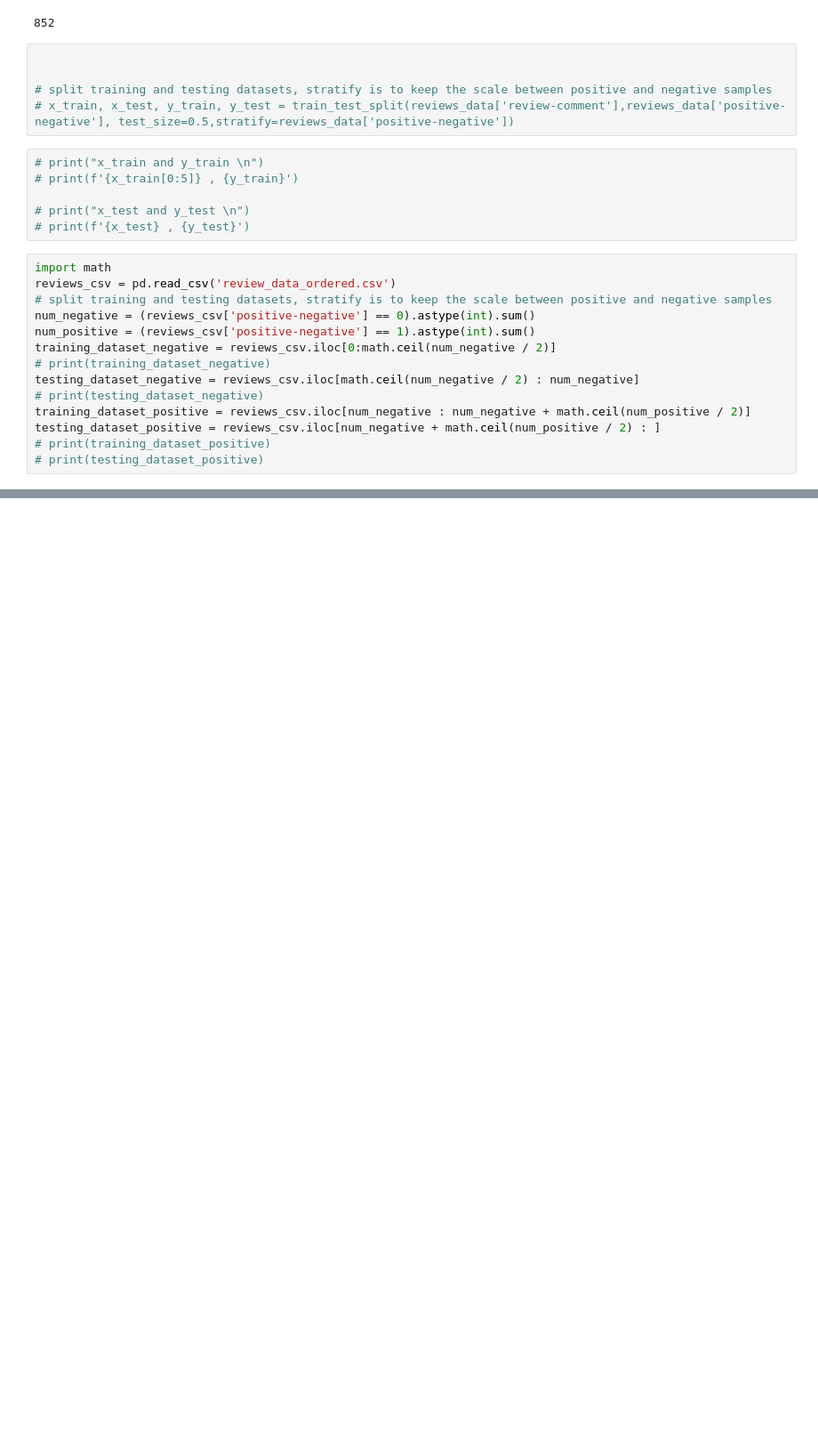
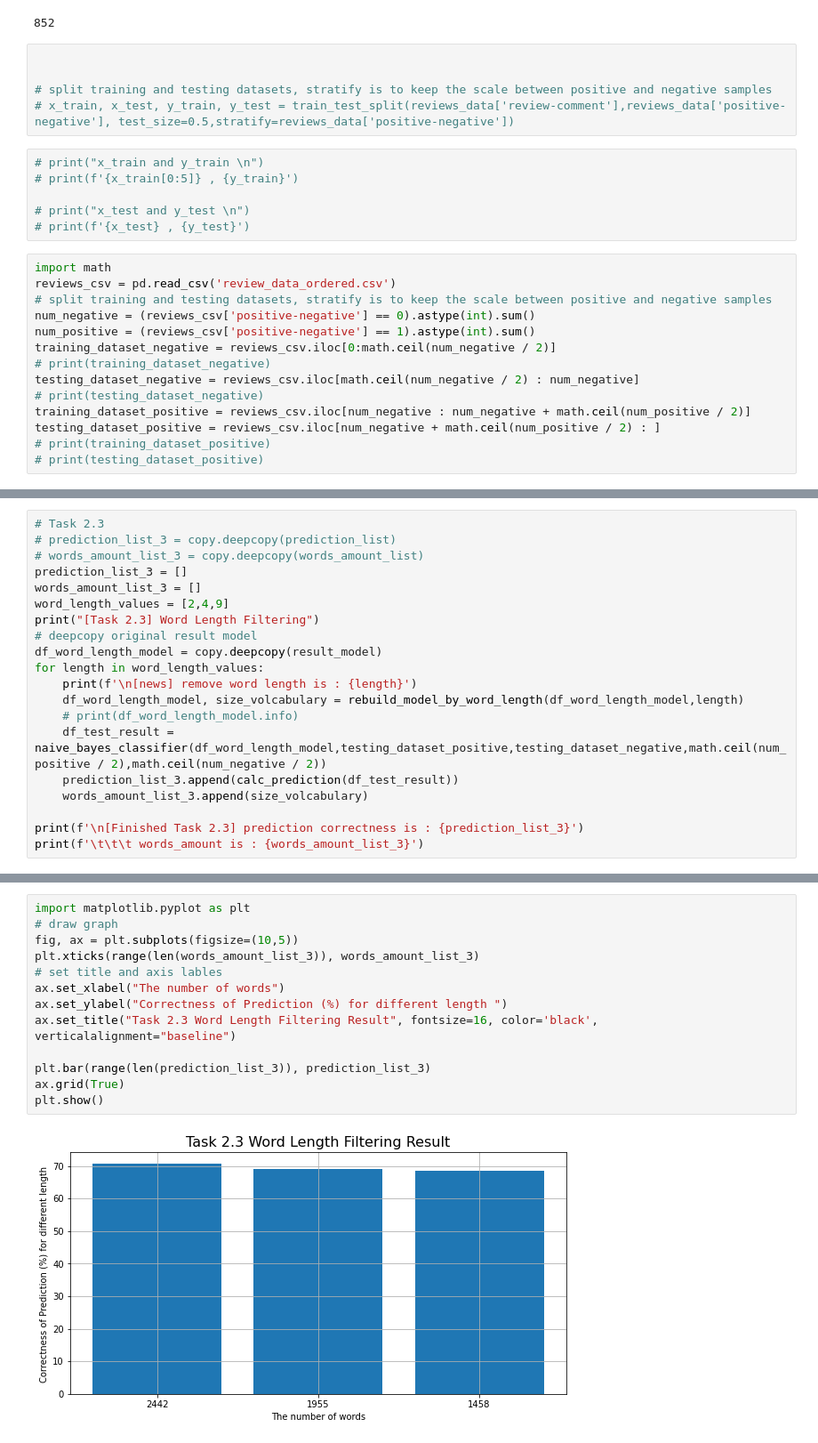
Before and after one commit to BestBonBai/COMP472, a Jupyter notebook: A2/A2_test.ipynb, the cells around one changed output, grey strips where cells are left out. Shown: that part at 89% size. Drawn from its saved outputs; the diff is of its cells as text; blank space fills up the shorter version.

```diff
--- a/A2/A2_test.ipynb
+++ b/A2/A2_test.ipynb
@@ -379,0 +636,20 @@ print(infrequent_model.info)
+# %%
+# Task 2.3
+# prediction_list_3 = copy.deepcopy(prediction_list)
+# words_amount_list_3 = copy.deepcopy(words_amount_list)
+prediction_list_3 = []
+words_amount_list_3 = []
+word_length_values = [2,4,9]
+print("[Task 2.3] Word Length Filtering")
+# deepcopy original result model
+df_word_length_model = copy.deepcopy(result_model)
+for length in word_length_values:
+    print(f'\n[news] remove word length is : {length}')
+    df_word_length_model, size_volcabulary = rebuild_model_by_word_length(df_word_length_model,length)
+    # print(df_word_length_model.info)
+    df_test_result = naive_bayes_classifier(df_word_length_model,testing_dataset_positive,testing_dataset_negative,math.ceil(num_positive / 2),math.ceil(num_negative / 2))
+    prediction_list_3.append(calc_prediction(df_test_result))
+    words_amount_list_3.append(size_volcabulary)
+
+print(f'\n[Finished Task 2.3] prediction correctness is : {prediction_list_3}')
+print(f'\t\t\t words_amount is : {words_amount_list_3}')
@@ -379,0 +674,15 @@ print(infrequent_model.info)
+# %%
+import matplotlib.pyplot as plt
+# draw graph
+fig, ax = plt.subplots(figsize=(10,5))
+plt.xticks(range(len(words_amount_list_3)), words_amount_list_3)
+# set title and axis lables
+ax.set_xlabel("The number of words")
+ax.set_ylabel("Correctness of Prediction (%) for different length ")
+ax.set_title("Task 2.3 Word Length Filtering Result", fontsize=16, color='black', verticalalignment="baseline")
+
+plt.bar(range(len(prediction_list_3)), prediction_list_3)
+ax.grid(True)
+plt.show()
+# %% [output]
+[figure, added]
```
Also changed, not shown: parts of 21 cells of this notebook, 18 other files.
